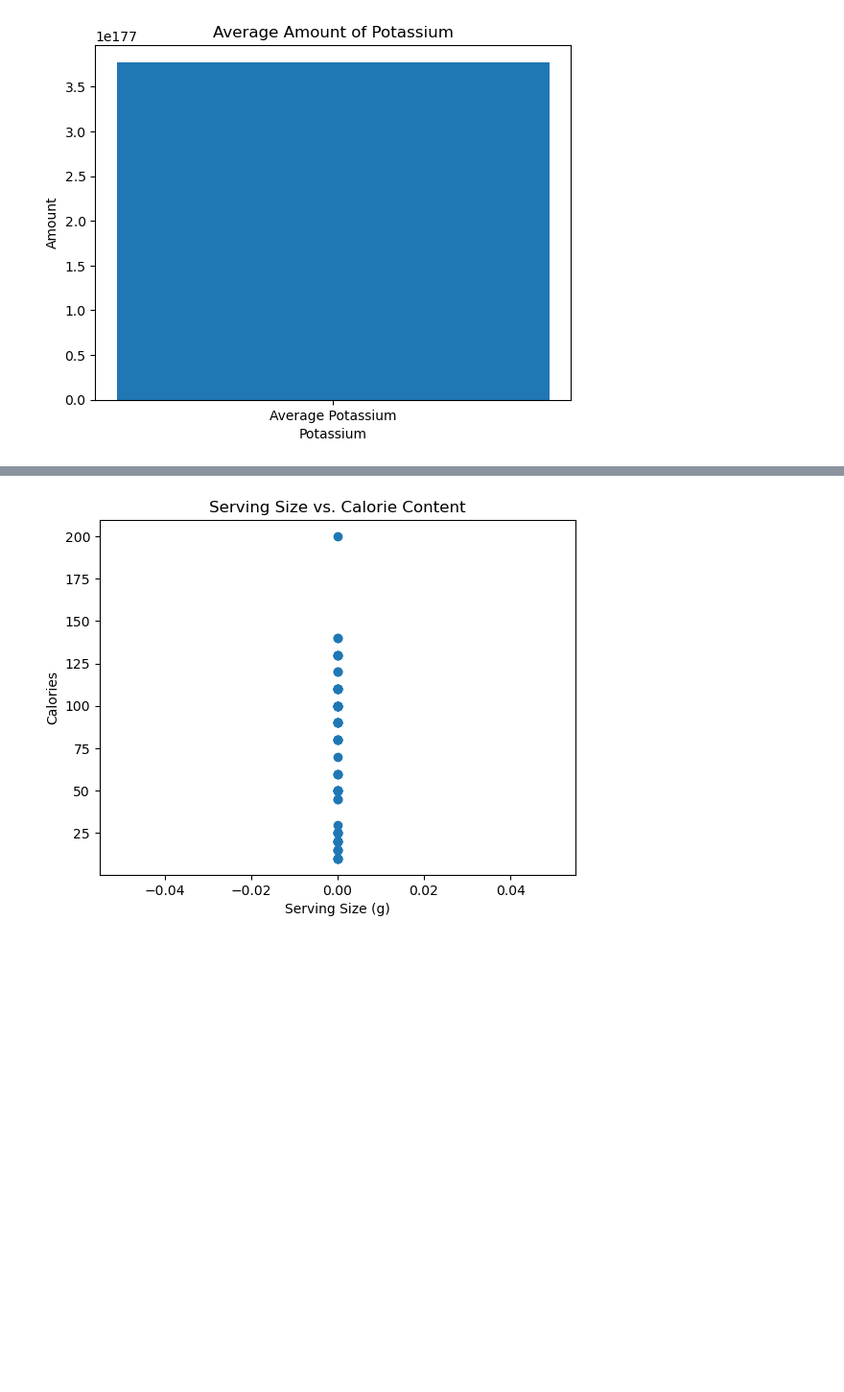
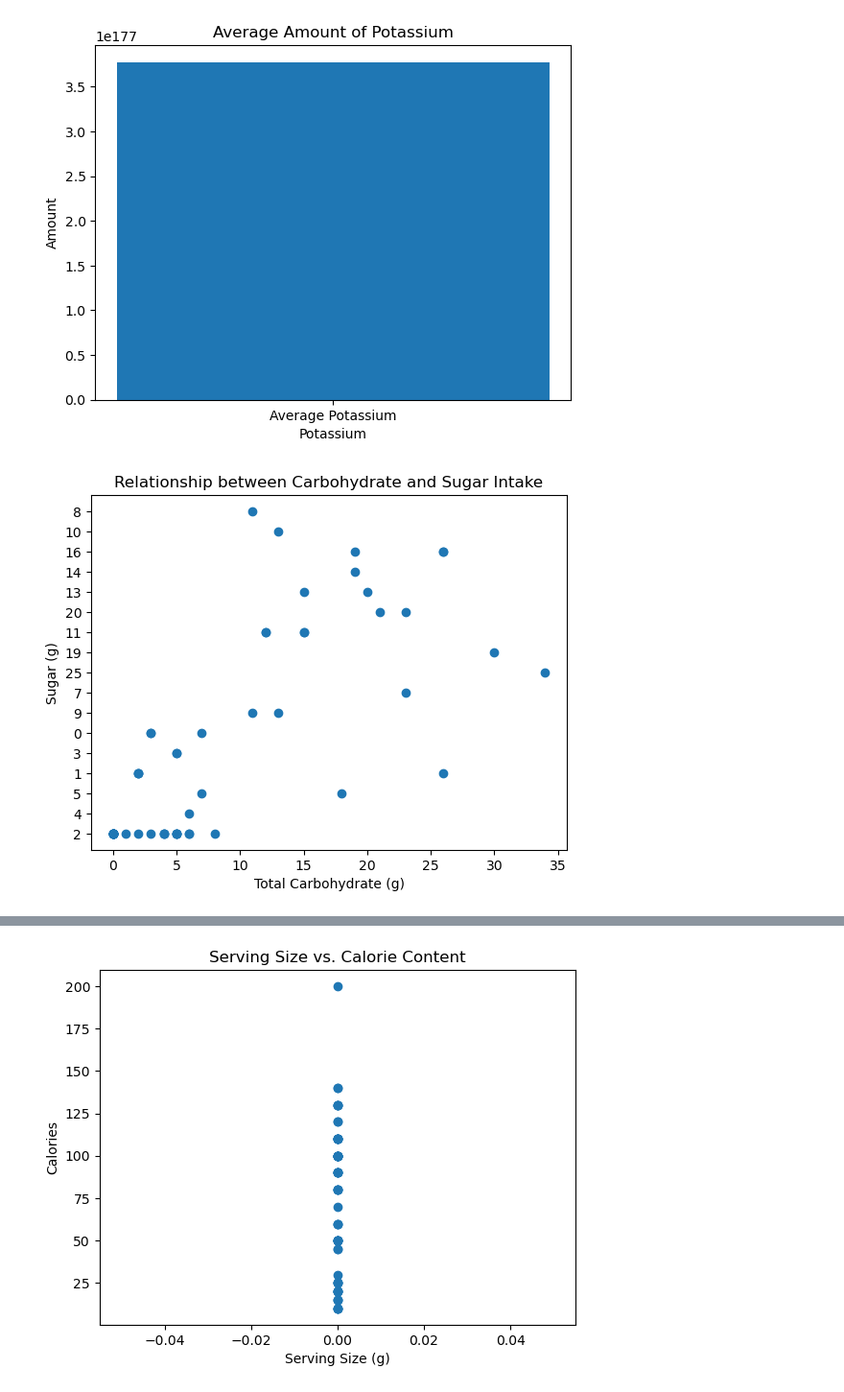
Before and after one commit to HardoModo/Dev10-Capstone, a Jupyter notebook: Janeel/Food_nutrient_2.ipynb, the cells around one changed output, grey strips where cells are left out. Shown at 96% size. Saved outputs shown, nothing was run; the diff lists cells and outputs as text; code cells hidden in the pictures; blank space fills up the shorter version.

```diff
--- a/Janeel/Food_nutrient_2.ipynb
+++ b/Janeel/Food_nutrient_2.ipynb
@@ -846,19 +879,10 @@ plt.show()
 # %% [output]
 [figure]
 # %%
-# # Filter food items with high cholesterol
-# high_cholesterol_foods = df2[df2['Chole-sterol'] > 50]
-
-# # Create a bar plot
-# plt.bar(high_cholesterol_foods['Food Encoded'], high_cholesterol_foods['Chole-sterol'])
-
-# # Add labels and title
-# plt.xlabel('Food Item')
-# plt.ylabel('Cholesterol')
-# plt.title('Food Items with High Cholesterol')
-
-# # Rotate the x-axis labels for better visibility
-# plt.xticks(rotation=45)
-
-# # Display the plot
-# plt.show()
+plt.scatter(df2['Total Carbo-hydrate'], df2['Sugars'])
+plt.xlabel('Total Carbohydrate (g)')
+plt.ylabel('Sugar (g)')
+plt.title('Relationship between Carbohydrate and Sugar Intake')
+plt.show()
+# %% [output]
+[figure, added]
```
Also changed, not shown: parts of 61 cells of this notebook, 2 other files.
